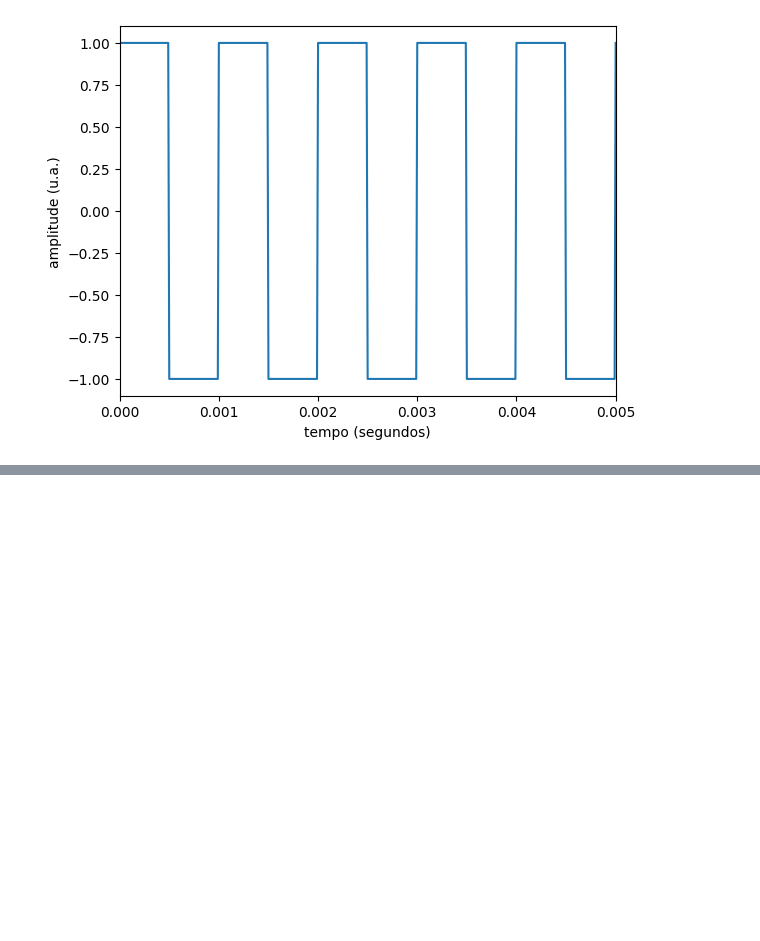
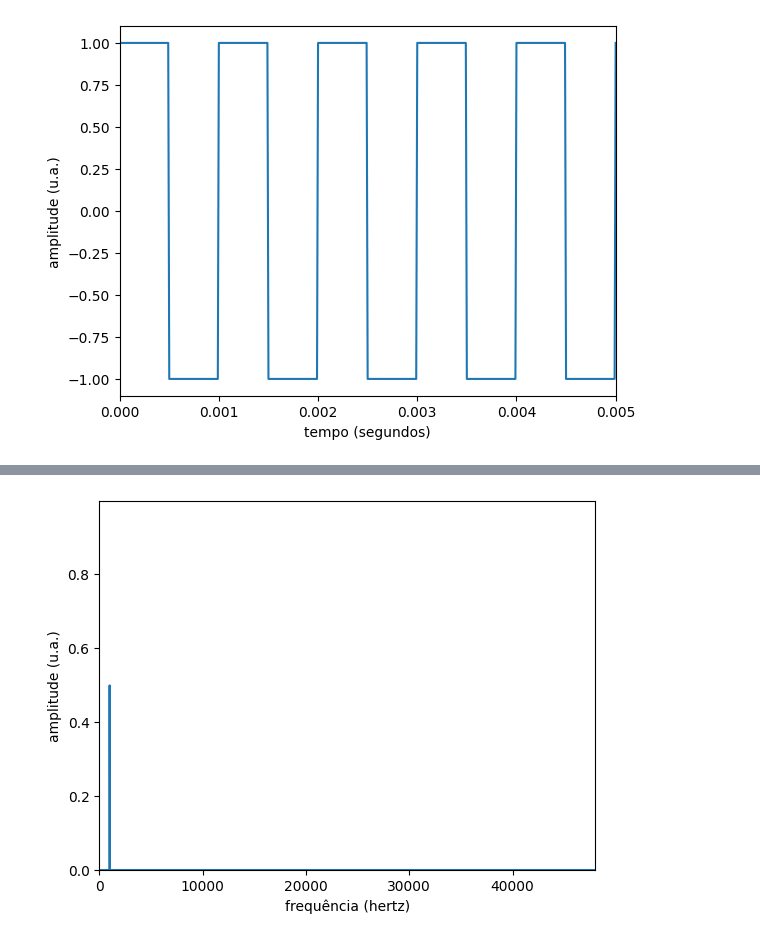
Before and after one commit to marcelo-m-filho/utfpr-el60c-jupyter, a Jupyter notebook: Baby's Second Python FFT.ipynb, the cells around one changed output, grey strips where cells are left out. Saved outputs shown, nothing was run; the diff lists cells and outputs as text; code cells hidden in the pictures; blank space fills up the shorter version.

```diff
--- a/Baby's Second Python FFT.ipynb
+++ b/Baby's Second Python FFT.ipynb
@@ -40,0 +102,4 @@ square_wave.plot()
+# %%
+sine_wave.fft_plot()
+# %% [output]
+[figure, added]
```
Also changed, not shown: parts of 7 cells of this notebook.
